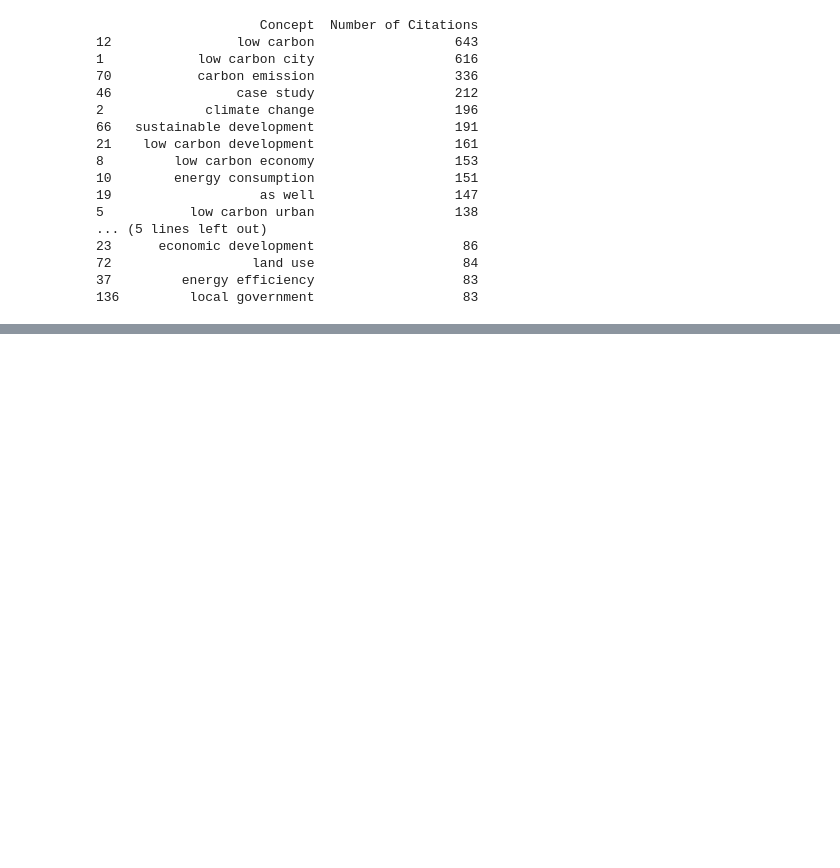
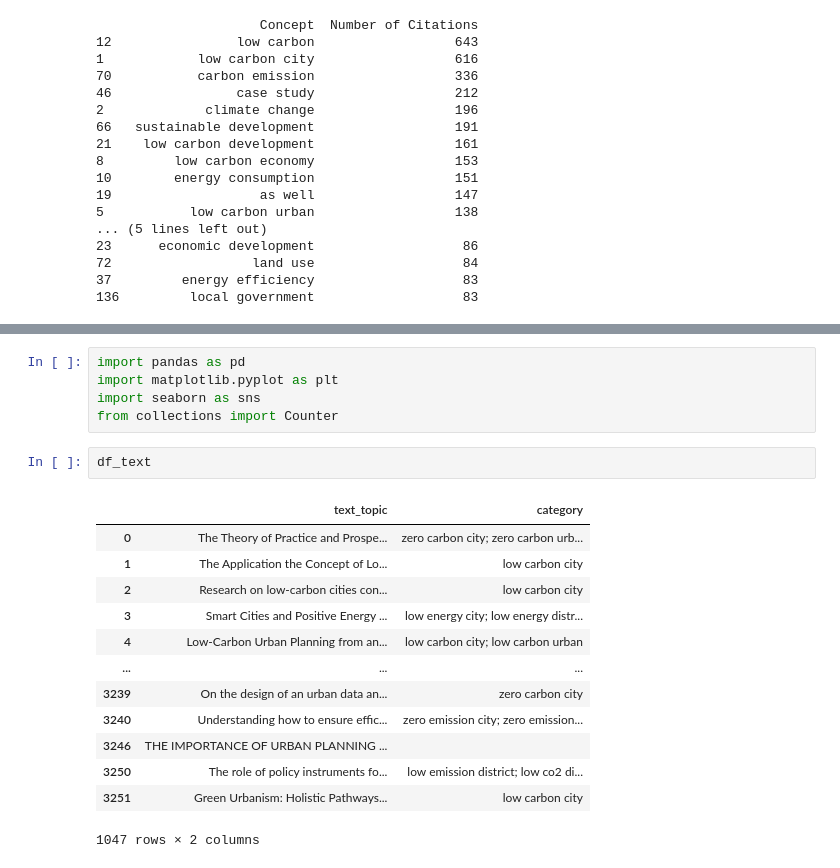
Before and after one commit to vastuhlfauth/2025_Pol4PED_systematic_review, a Jupyter notebook: 1_code/1_bibliometrics.ipynb, the cells around one changed output, grey strips where cells are left out. Cells and saved outputs as stored; diff of their text form; blank space fills up the shorter version.

```diff
--- a/1_code/1_bibliometrics.ipynb
+++ b/1_code/1_bibliometrics.ipynb
@@ -188,0 +272,21 @@ concepts_rows_df
+# %%
+import pandas as pd
+import matplotlib.pyplot as plt
+import seaborn as sns
+from collections import Counter
+# %%
+df_text
+# %% [output]
+|  | text_topic | category |
+| 0 | The Theory of Practice and Prospe... | zero carbon city; zero carbon urb... |
+| 1 | The Application the Concept of Lo... | low carbon city |
+| 2 | Research on low-carbon cities con... | low carbon city |
+| 3 | Smart Cities and Positive Energy ... | low energy city; low energy distr... |
+| 4 | Low-Carbon Urban Planning from an... | low carbon city; low carbon urban |
+| ... | ... | ... |
+| 3239 | On the design of an urban data an... | zero carbon city |
+| 3240 | Understanding how to ensure effic... | zero emission city; zero emission... |
+| 3246 | THE IMPORTANCE OF URBAN PLANNING ... |  |
+| 3250 | The role of policy instruments fo... | low emission district; low co2 di... |
+| 3251 | Green Urbanism: Holistic Pathways... | low carbon city |
+1047 rows × 2 columns
```
Also changed, not shown: parts of 11 cells of this notebook.
